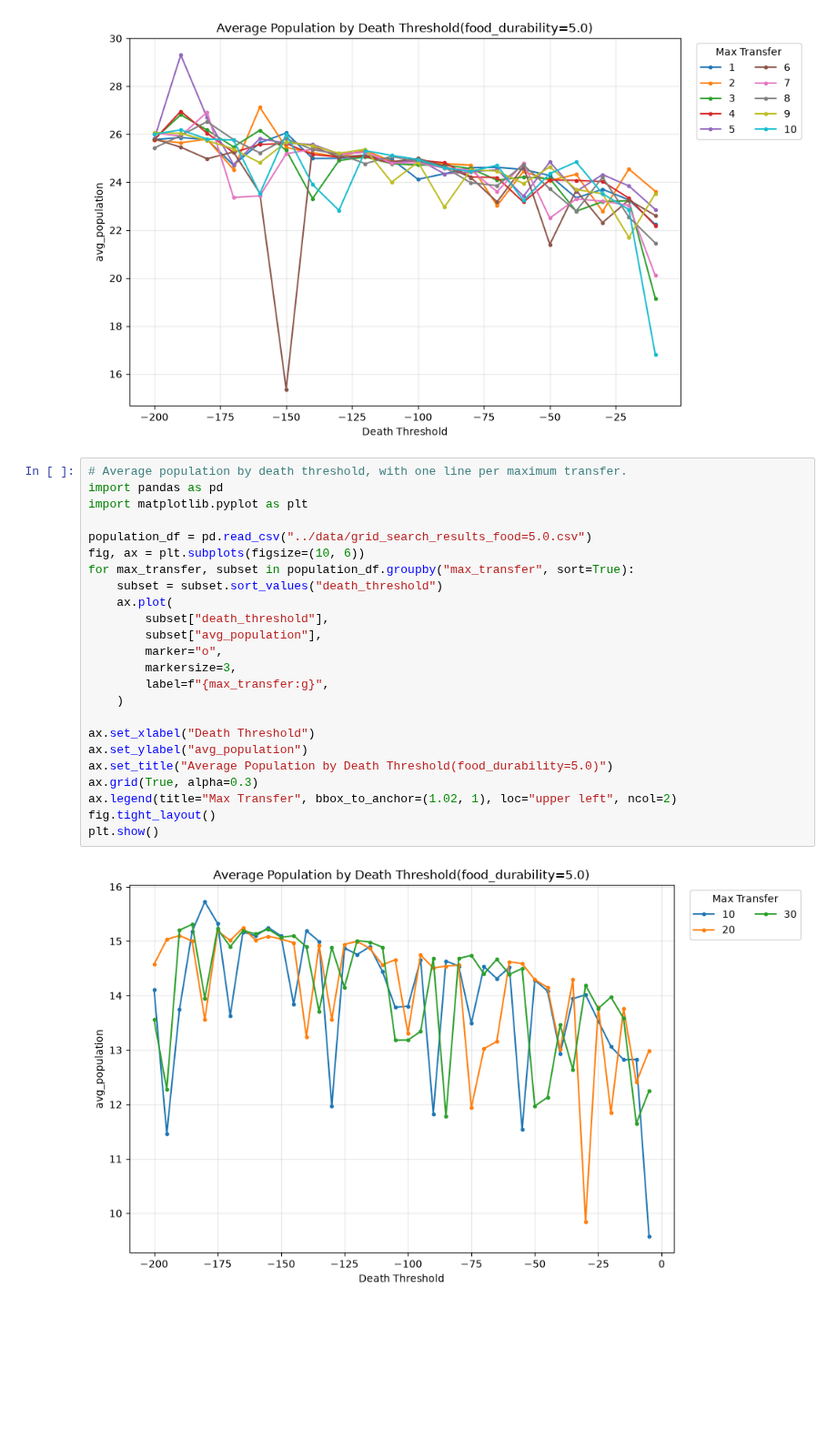
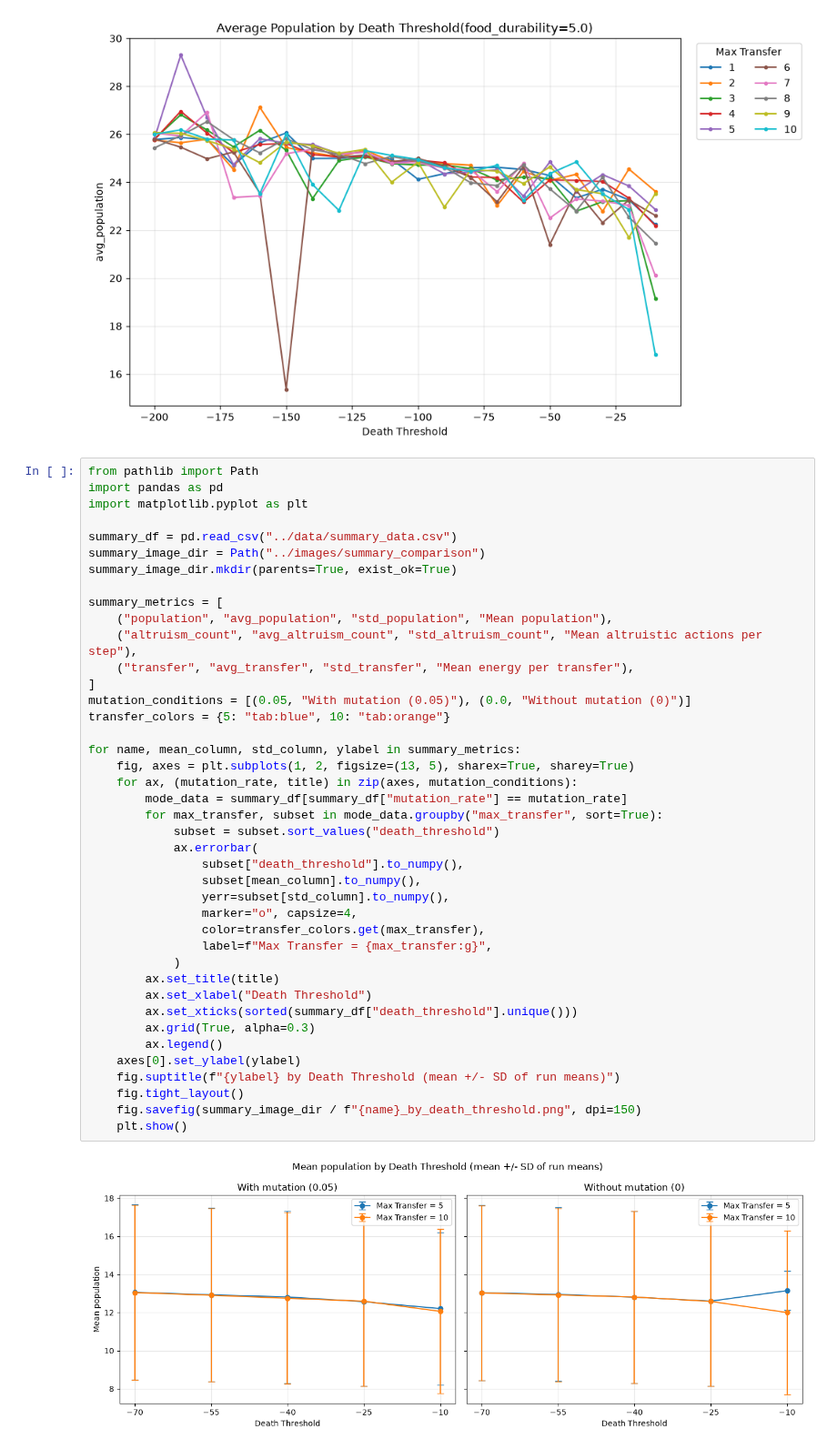
Before and after one commit to bcl-group/2703-nishimura-bachelor-thesis, a Jupyter notebook: project/notebooks/analysis.ipynb, the cells around one changed output. Shown at 91% size. Saved outputs shown, nothing was run; the diff lists cells and outputs as text; blank space fills up the shorter version.

```diff
--- a/project/notebooks/analysis.ipynb
+++ b/project/notebooks/analysis.ipynb
@@ -124,29 +124,46 @@ fig.tight_layout()
 plt.show()
 # %% [output]
 [figure]
-# %%
-# Average population by death threshold, with one line per maximum transfer.
-import pandas as pd
-import matplotlib.pyplot as plt
-
-population_df = pd.read_csv("../data/grid_search_results_food=5.0.csv")
-fig, ax = plt.subplots(figsize=(10, 6))
-for max_transfer, subset in population_df.groupby("max_transfer", sort=True):
-    subset = subset.sort_values("death_threshold")
-    ax.plot(
-        subset["death_threshold"],
-        subset["avg_population"],
-        marker="o",
-        markersize=3,
-        label=f"{max_transfer:g}",
-    )
-
-ax.set_xlabel("Death Threshold")
-ax.set_ylabel("avg_population")
-ax.set_title("Average Population by Death Threshold(food_durability=5.0)")
-ax.grid(True, alpha=0.3)
-ax.legend(title="Max Transfer", bbox_to_anchor=(1.02, 1), loc="upper left", ncol=2)
-fig.tight_layout()
-plt.show()
-# %% [output]
-[figure, removed]
+# %%
+from pathlib import Path
+import pandas as pd
+import matplotlib.pyplot as plt
+
+summary_df = pd.read_csv("../data/summary_data.csv")
+summary_image_dir = Path("../images/summary_comparison")
+summary_image_dir.mkdir(parents=True, exist_ok=True)
+
+summary_metrics = [
+    ("population", "avg_population", "std_population", "Mean population"),
+    ("altruism_count", "avg_altruism_count", "std_altruism_count", "Mean altruistic actions per step"),
+    ("transfer", "avg_transfer", "std_transfer", "Mean energy per transfer"),
+]
+mutation_conditions = [(0.05, "With mutation (0.05)"), (0.0, "Without mutation (0)")]
+transfer_colors = {5: "tab:blue", 10: "tab:orange"}
+
+for name, mean_column, std_column, ylabel in summary_metrics:
+    fig, axes = plt.subplots(1, 2, figsize=(13, 5), sharex=True, sharey=True)
+    for ax, (mutation_rate, title) in zip(axes, mutation_conditions):
+        mode_data = summary_df[summary_df["mutation_rate"] == mutation_rate]
+        for max_transfer, subset in mode_data.groupby("max_transfer", sort=True):
+            subset = subset.sort_values("death_threshold")
+            ax.errorbar(
+                subset["death_threshold"].to_numpy(),
+                subset[mean_column].to_numpy(),
+                yerr=subset[std_column].to_numpy(),
+                marker="o", capsize=4,
+                color=transfer_colors.get(max_transfer),
+                label=f"Max Transfer = {max_transfer:g}",
+            )
+        ax.set_title(title)
+        ax.set_xlabel("Death Threshold")
+        ax.set_xticks(sorted(summary_df["death_threshold"].unique()))
+        ax.grid(True, alpha=0.3)
+        ax.legend()
+    axes[0].set_ylabel(ylabel)
+    fig.suptitle(f"{ylabel} by Death Threshold (mean +/- SD of run means)")
+    fig.tight_layout()
+    fig.savefig(summary_image_dir / f"{name}_by_death_threshold.png", dpi=150)
+    plt.show()
+# %% [output]
+[figure, added]
```
Also changed, not shown: parts of 1 cell of this notebook, 4 other files.
